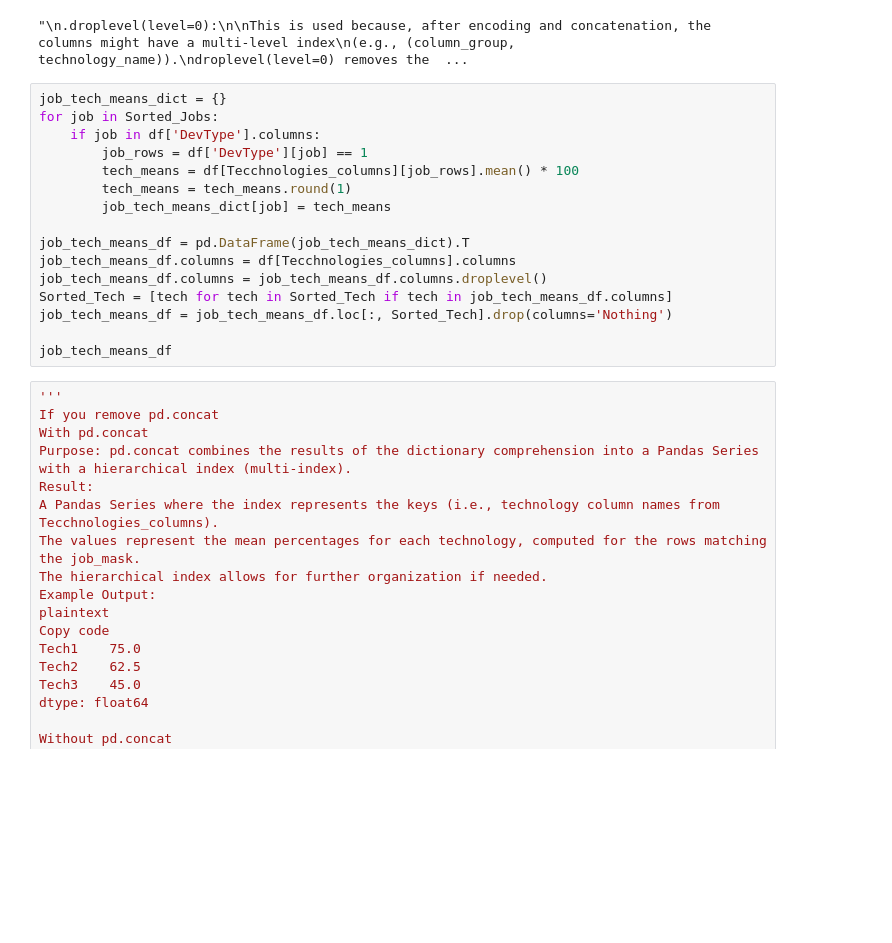
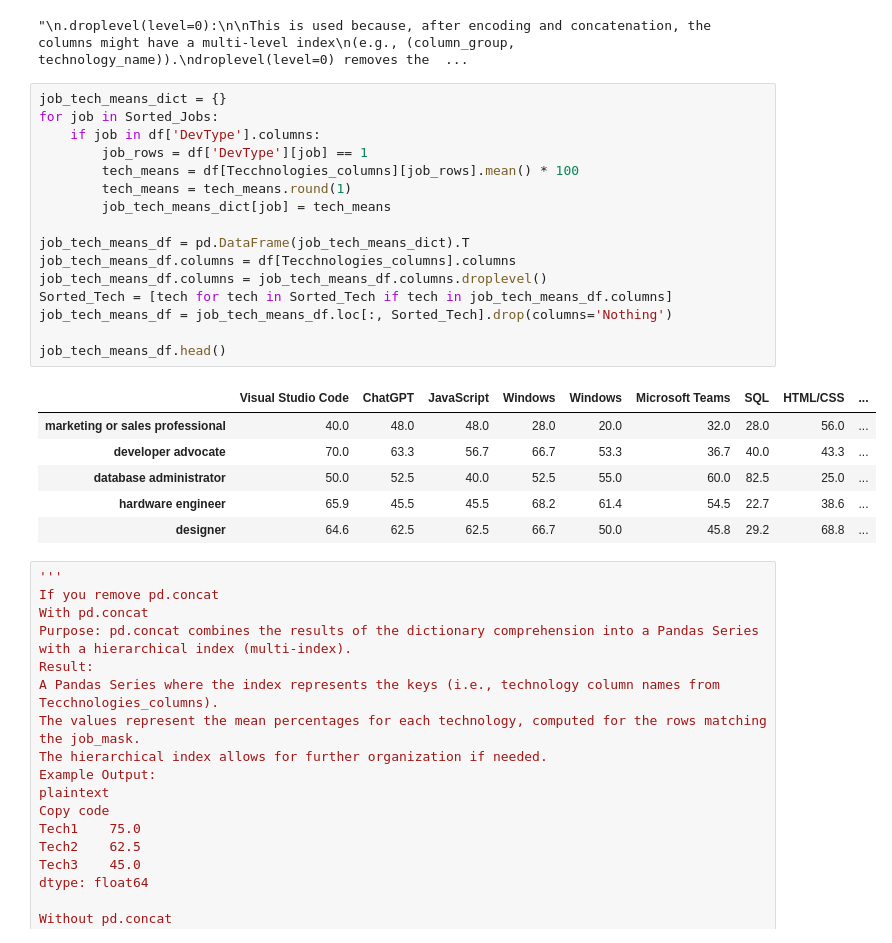
Before and after one commit to YoussefMakram27/Stack_overflow_survey_2024, a Jupyter notebook: 03_data_analysis.ipynb, the cells around one changed output. Drawn from its saved outputs; the diff is of its cells as text; blank space fills up the shorter version.

```diff
--- a/03_data_analysis.ipynb
+++ b/03_data_analysis.ipynb
@@ -231,19 +170,26 @@ droplevel(level=0) removes the top-level grouping (likely corresponding to the c
 # %%
 job_tech_means_dict = {}
 for job in Sorted_Jobs:
     if job in df['DevType'].columns:
         job_rows = df['DevType'][job] == 1
         tech_means = df[Tecchnologies_columns][job_rows].mean() * 100
         tech_means = tech_means.round(1)
         job_tech_means_dict[job] = tech_means
 
 job_tech_means_df = pd.DataFrame(job_tech_means_dict).T
 job_tech_means_df.columns = df[Tecchnologies_columns].columns
 job_tech_means_df.columns = job_tech_means_df.columns.droplevel()
 Sorted_Tech = [tech for tech in Sorted_Tech if tech in job_tech_means_df.columns]
 job_tech_means_df = job_tech_means_df.loc[:, Sorted_Tech].drop(columns='Nothing')
 
-job_tech_means_df
+job_tech_means_df.head()
+# %% [output]
+|  | Visual Studio Code | ChatGPT | JavaScript | Windows | Windows | Microsoft Teams | SQL | HTML/CSS | ... |
+| marketing or sales professional | 40.0 | 48.0 | 48.0 | 28.0 | 20.0 | 32.0 | 28.0 | 56.0 | ... |
+| developer advocate | 70.0 | 63.3 | 56.7 | 66.7 | 53.3 | 36.7 | 40.0 | 43.3 | ... |
+| database administrator | 50.0 | 52.5 | 40.0 | 52.5 | 55.0 | 60.0 | 82.5 | 25.0 | ... |
+| hardware engineer | 65.9 | 45.5 | 45.5 | 68.2 | 61.4 | 54.5 | 22.7 | 38.6 | ... |
+| designer | 64.6 | 62.5 | 62.5 | 66.7 | 50.0 | 45.8 | 29.2 | 68.8 | ... |
 # %%
 '''
 If you remove pd.concat
```
Also changed, not shown: parts of 15 cells of this notebook, 3 other files.
